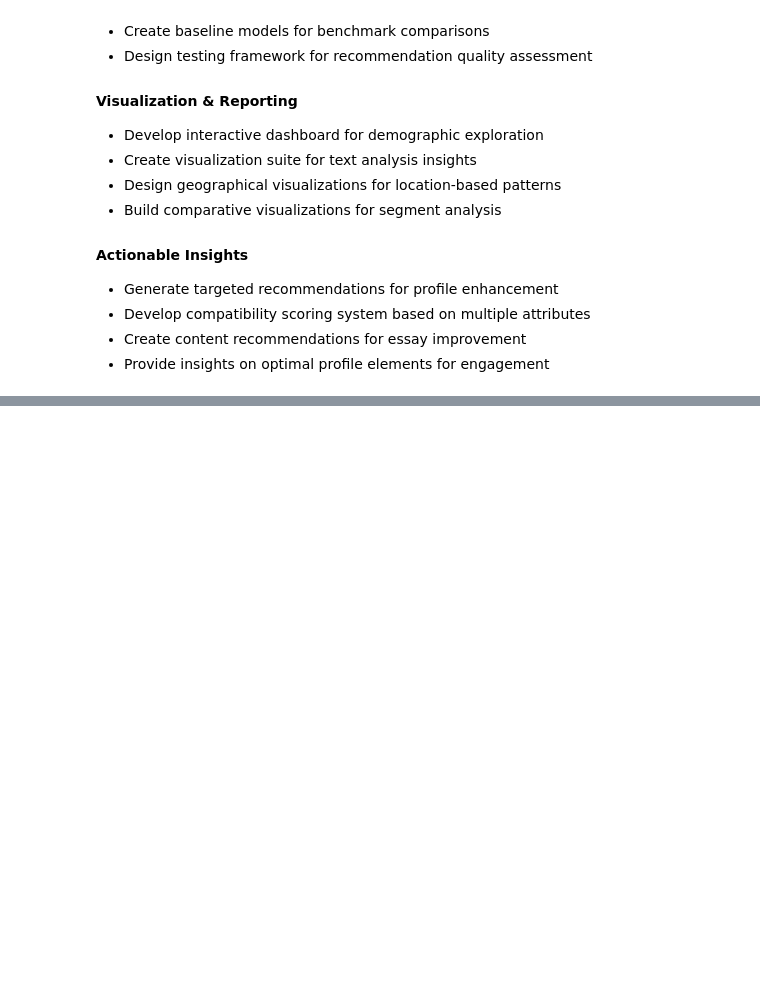
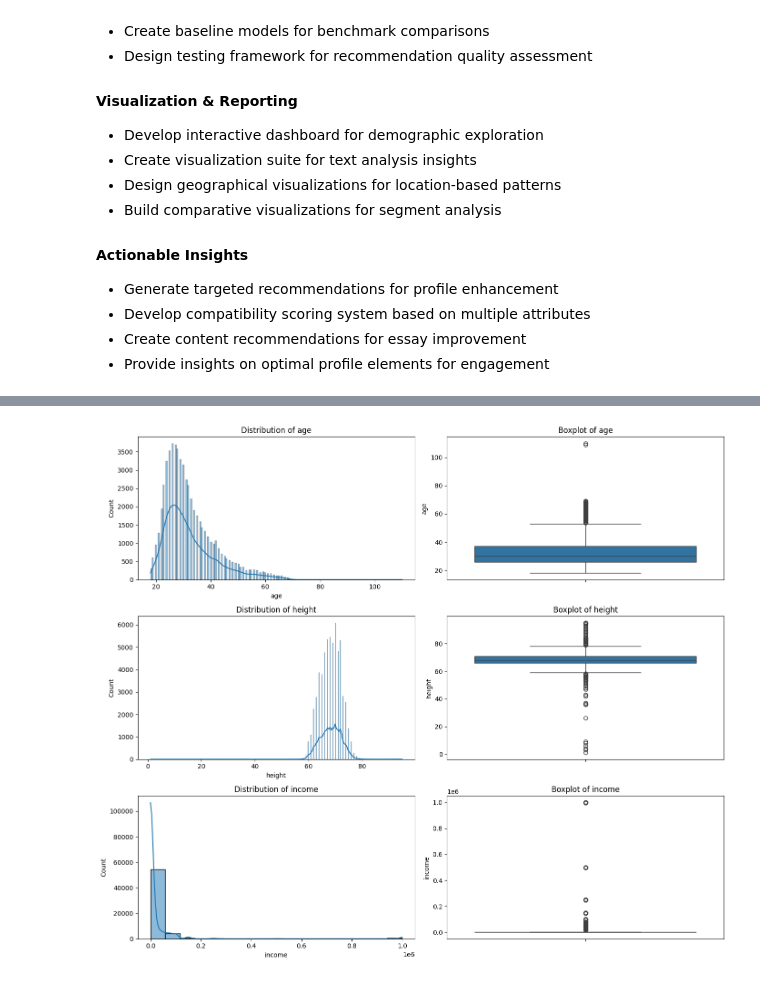
Before and after one commit to olavodd42/OKCupid-Date-a-Scientist, a Jupyter notebook: date-a-scientist.ipynb, the cells around one changed output, grey strips where cells are left out. Drawn from its saved outputs; the diff is of its cells as text; code cells hidden in the pictures; blank space fills up the shorter version.

```diff
--- a/date-a-scientist.ipynb
+++ b/date-a-scientist.ipynb
@@ -131,0 +203,18 @@ df.head()
+# %%
+numeric_cols = ['age', 'height', 'income']
+fig, axes = plt.subplots(len(numeric_cols), 2, figsize=(14, 4*len(numeric_cols)))
+
+for i, col in enumerate(numeric_cols):
+    if col in df.columns:
+        # Histogram
+        sns.histplot(df[col].dropna(), kde=True, ax=axes[i, 0])
+        axes[i, 0].set_title(f'Distribution of {col}')
+
+        # Boxplot
+        sns.boxplot(y=df[col].dropna(), ax=axes[i, 1])
+        axes[i, 1].set_title(f'Boxplot of {col}')
+
+plt.tight_layout()
+plt.show()
+# %% [output]
+[figure, added]
```
Also changed, not shown: parts of 26 cells of this notebook, 3 other files.
